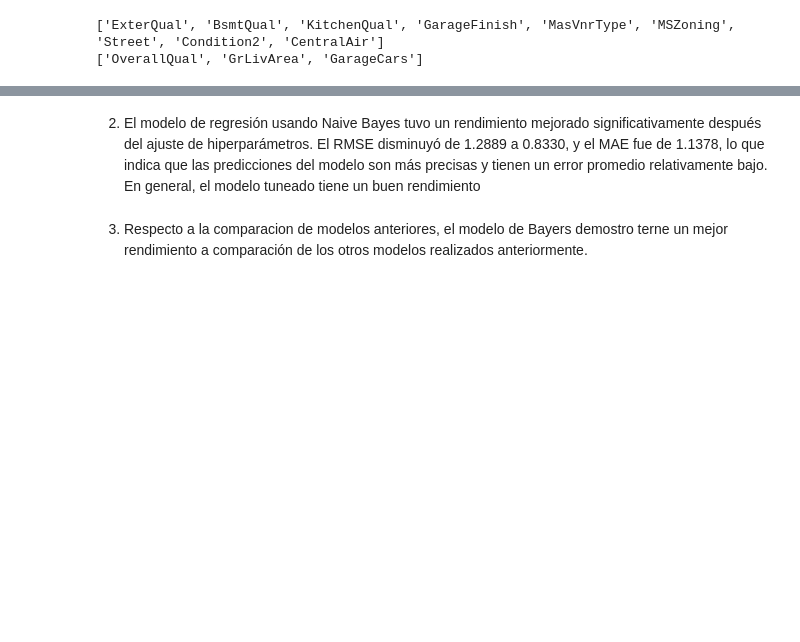
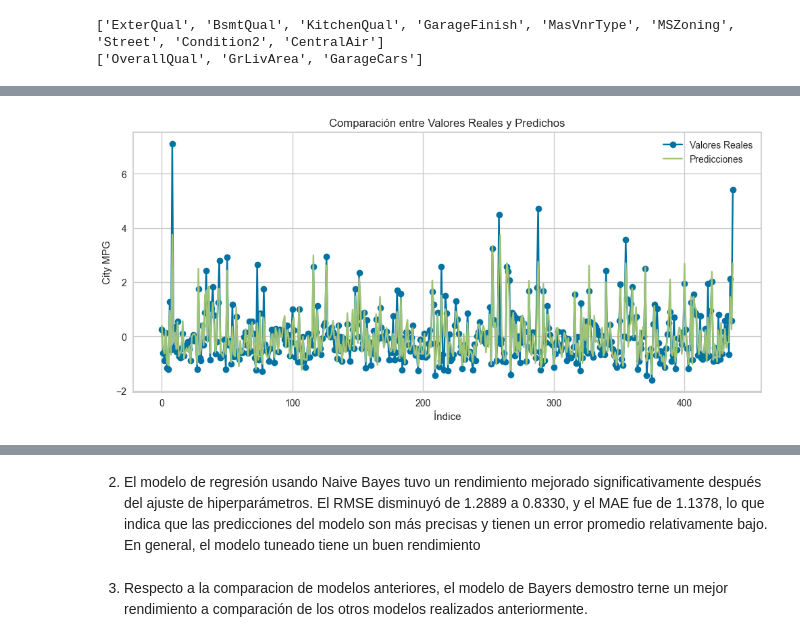
Before and after one commit to SebastianUVG/HT6_KNN, a Jupyter notebook: HT6.ipynb, the cells around one changed output, grey strips where cells are left out. Saved outputs shown, nothing was run; the diff lists cells and outputs as text; code cells hidden in the pictures; blank space fills up the shorter version.

```diff
--- a/HT6.ipynb
+++ b/HT6.ipynb
@@ -811,0 +736,11 @@ Mean Absolute Error (MAE): 1.1377920494233433
+# %%
+plt.figure(figsize=(12,5))
+plt.plot(range(len(y_test)), y_test.values, label="Valores Reales", marker='o')
+plt.plot(range(len(y_pred)), y_pred, label="Predicciones", marker='x')
+plt.xlabel("Índice")
+plt.ylabel("City MPG")
+plt.title("Comparación entre Valores Reales y Predichos")
+plt.legend()
+plt.show()
+# %% [output]
+[figure, added]
```
Also changed, not shown: parts of 21 cells of this notebook.
